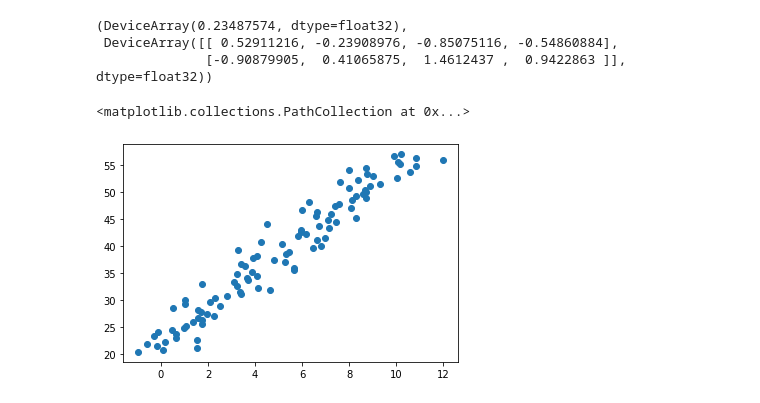
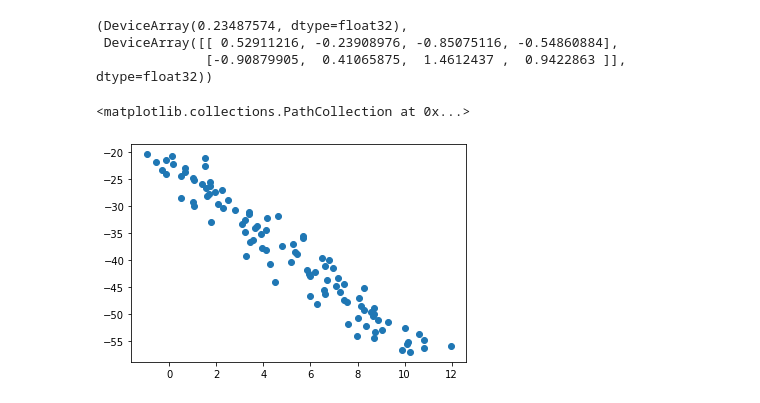
Before and after one commit to fyangami/ml-starter, a Jupyter notebook: jax/1.ipynb, the cells around one changed output. Drawn from its saved outputs; the diff is of its cells as text; code cells hidden in the pictures.

```diff
--- a/jax/1.ipynb
+++ b/jax/1.ipynb
@@ -152,13 +156,13 @@ grad_sse(jax.random.normal(key2, shape=(2, 4)), jax.random.normal(key3, shape=(2
               [-0.90879905,  0.41065875,  1.4612437 ,  0.9422863 ]],            dtype=float32))
 # %%
 x = jnp.linspace(0, 10, num=100)
-y = x * 3.66 + 20.43
+y = x * -3.66 - 20.43
 x = x + jax.random.normal(key5, shape=(100,))
 from matplotlib import pyplot as plt
 plt.scatter(x, y)
 # %% [output]
 <matplotlib.collections.PathCollection at 0x...>
-[figure, old version]
+[figure, new version]
 # %%
 x = x[:, None]
 x = jnp.concatenate((x, jnp.ones((x.shape[0], 1))), axis=1)
```
Also changed, not shown: parts of 9 cells of this notebook.
